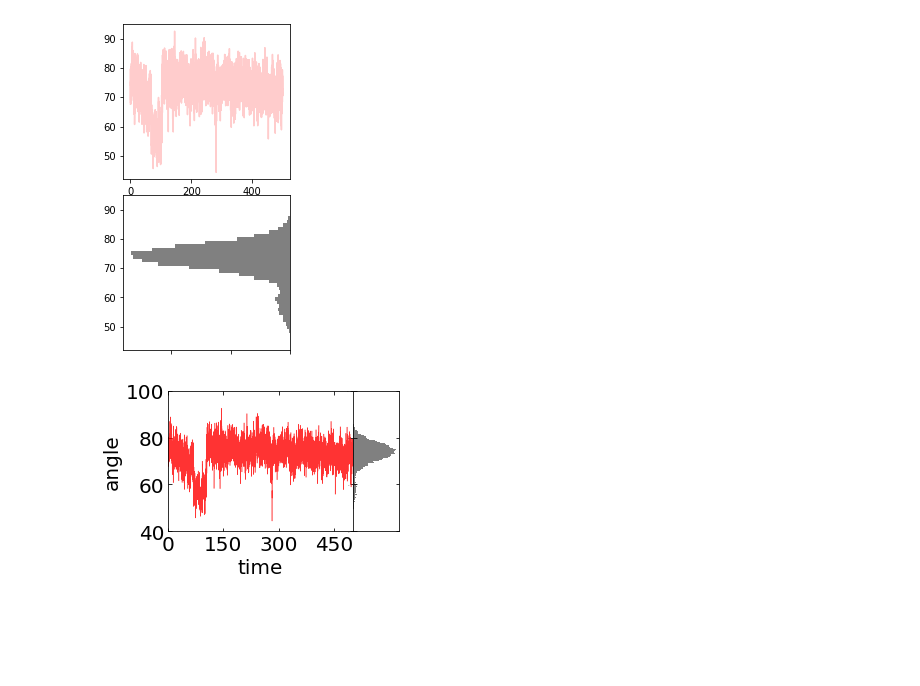
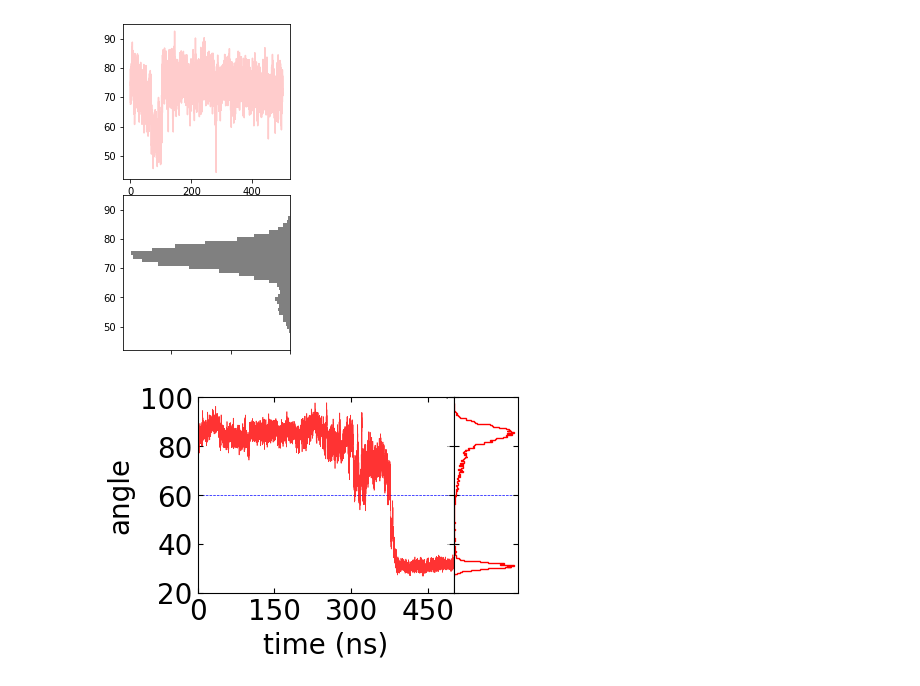
Before and after one commit to shub-bioinfo/Python, a Jupyter notebook: lineplots.ipynb, the cells around one changed output. Drawn from its saved outputs; the diff is of its cells as text; code cells hidden in the pictures; blank space fills up the shorter version.

Commit message:
dashed lines

```diff
--- a/lineplots.ipynb
+++ b/lineplots.ipynb
@@ -4,11 +4,11 @@ from scipy.stats import norm
 import matplotlib.pyplot as plt
 import  matplotlib
 # %%
-a, b=np.loadtxt('angleApoC1.xvg', comments=['#', '@'], unpack=True)
-c, d=np.loadtxt('angleApoC1.xvg', comments=['#', '@'], unpack=True)
+a, b=np.loadtxt('angleEvonA25.xvg', comments=['#', '@'], unpack=True)
+c, d=np.loadtxt('angleEvonA15.xvg', comments=['#', '@'], unpack=True)
 
-plt.plot(a/1000, b, "-b", label="A1" )
-plt.plot(c/1000, d, "-r", label="B1" )
+plt.plot(a/1000, b, "-b", label="A1", linewidth=0.5, alpha=0.5 )
+plt.plot(c/1000, d, "-r", label="B1", linewidth=0.5, alpha=0.5 )
 
 
 #plt.plot(b, stats.norm.pdf(70, 12, 100), density=True)
@@ -125,38 +125,45 @@ gs = fig.add_gridspec(2, 2,  width_ratios=(3.2, 0.8), height_ratios=(1, 5),
                       left=0.1, right=0.9, bottom=0.1, top=0.9,
                       wspace=0.0, hspace=0.05)
 
 #Create the Axes
 ax = fig.add_subplot(gs[1, 0])
 #ax_histx = fig.add_subplot(gs[0, 0], sharex=ax)
 ax_histy = fig.add_subplot(gs[1, 1], sharey=ax)
 
 #Draw the scatter plot and marginals.
 #alpha is for opacity
 ax.plot(a/1000, b, 'r-', markersize=0.3, alpha=0.8, linewidth=0.5)
-ax_histy.hist(b, bins=100, density=True, orientation='horizontal', color='gray')
+ax_histy.hist(b, bins=200, density=True, histtype='step', orientation='horizontal', color='red')
+
+#To draw horizontal line .hlines; for vertical lines vlines
+ax.axhline(y=60, xmin=0, xmax=500, c='blue', linestyle='dashed', linewidth=0.5, zorder=0.5)
 
 #ml = MultipleLocator(2)
 
-ax.set_xlabel('time', fontsize=20)                      #xlabel
+ax.set_xlabel('time (ns)', fontsize=20)                      #xlabel
 ax.set_ylabel('angle', fontsize=20)                     #ylabel
 
 ax.set_xlim(0, 500)                                    #xrange
-ax.set_ylim(40, 100)                                   #yrange
+ax.set_ylim(20, 100)                                   #yrange
 
-ax.set_yticks(np.arange(40, 101, 20), fontsize=18)        #ticks
+ax.set_yticks(np.arange(20, 101, 20), fontsize=18)        #ticks
 ax.set_xticks(np.arange(0,501,150), fontsize=18)
 
 ax.set_xticklabels(np.arange(0,501,150), fontsize=18)
-ax.set_yticklabels(np.arange(40, 101, 20), fontsize=18)        #ticks
+ax.set_yticklabels(np.arange(20, 101, 20), fontsize=18)        #ticks
+
 
 #ax.minorticks_on()
 ax.tick_params(labelcolor='black', direction='in', top=True, bottom=True, left=True, right=True, labelsize=20)
 
 
 ax_histy.set_xticklabels([])
-ax_histy.set_yticklabels(np.arange(40, 101, 20), fontsize=0)
+ax_histy.set_yticklabels(np.arange(20, 101, 20), fontsize=0)
 ax_histy.tick_params(labelcolor='black', direction='in', top=False, bottom=False, left=True, right=True)
 
-fig.savefig('saved_histo.png', dpi = 300, bbox_inches='tight',pad_inches = 0)
+#To draw a horizontal line on the plot
+plt.axhline(y=60, xmin=0, xmax=500, linestyle='dashed', c='blue', linewidth=0.5, zorder=0.5)
+
+fig.savefig('saved_histo.png', dpi = 300, bbox_inches='tight',pad_inches = 0.1)
 # %% [output]
-[figure, old version]
+[figure, new version]
```
Also changed, not shown: parts of 1 cell of this notebook.
